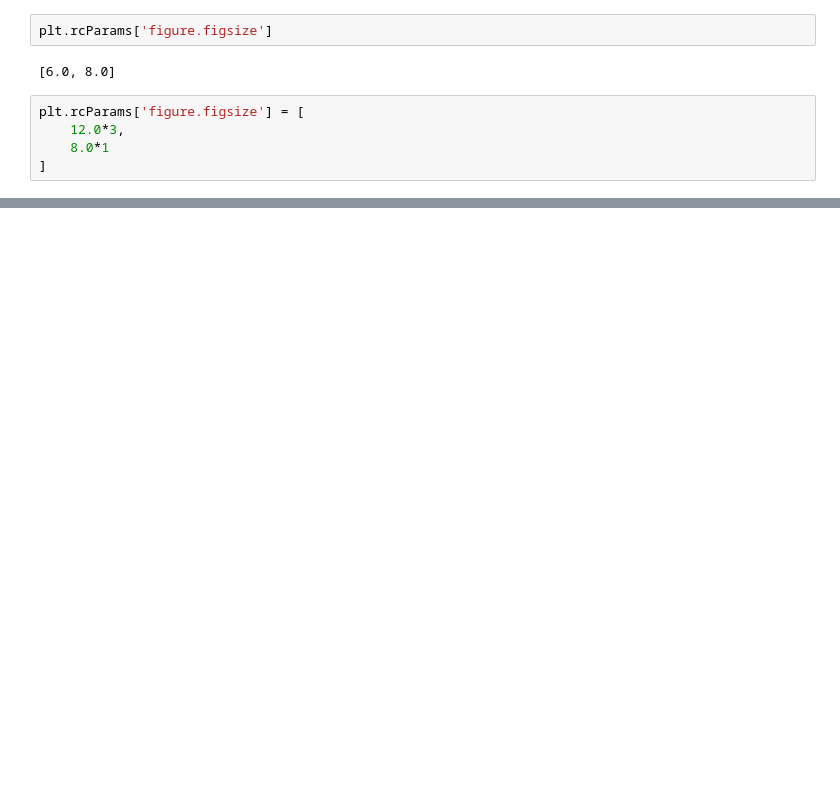
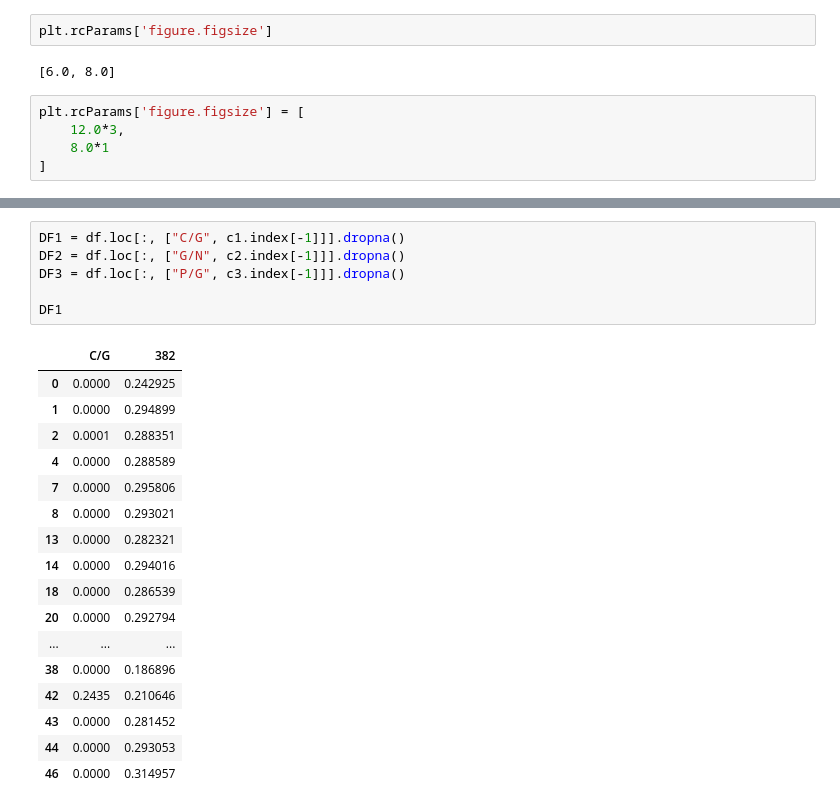
Before and after one commit to jorgeberrezueta/QuimioV2, a Jupyter notebook: main.ipynb, the cells around one changed output, grey strips where cells are left out. Saved outputs shown, nothing was run; the diff lists cells and outputs as text; blank space fills up the shorter version.

```diff
--- a/main.ipynb
+++ b/main.ipynb
@@ -386,0 +403,24 @@ plt.show()
+# %%
+DF1 = df.loc[:, ["C/G", c1.index[-1]]].dropna()
+DF2 = df.loc[:, ["G/N", c2.index[-1]]].dropna()
+DF3 = df.loc[:, ["P/G", c3.index[-1]]].dropna()
+
+DF1
+# %% [output]
+|  | C/G | 382 |
+| 0 | 0.0000 | 0.242925 |
+| 1 | 0.0000 | 0.294899 |
+| 2 | 0.0001 | 0.288351 |
+| 4 | 0.0000 | 0.288589 |
+| 7 | 0.0000 | 0.295806 |
+| 8 | 0.0000 | 0.293021 |
+| 13 | 0.0000 | 0.282321 |
+| 14 | 0.0000 | 0.294016 |
+| 18 | 0.0000 | 0.286539 |
+| 20 | 0.0000 | 0.292794 |
+| ... | ... | ... |
+| 38 | 0.0000 | 0.186896 |
+| 42 | 0.2435 | 0.210646 |
+| 43 | 0.0000 | 0.281452 |
+| 44 | 0.0000 | 0.293053 |
+| 46 | 0.0000 | 0.314957 |
```
Also changed, not shown: parts of 9 cells of this notebook, 3 other files.
